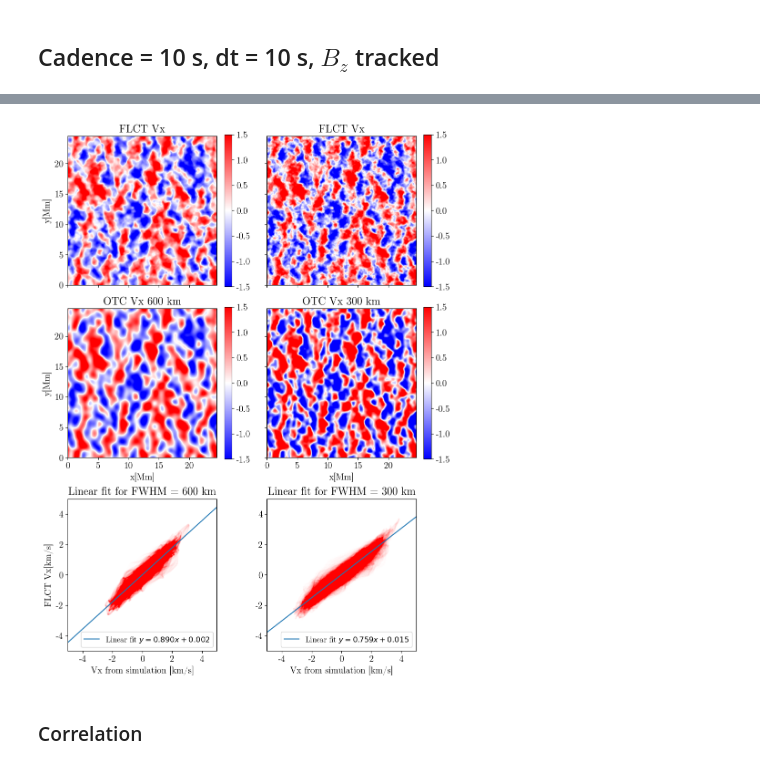
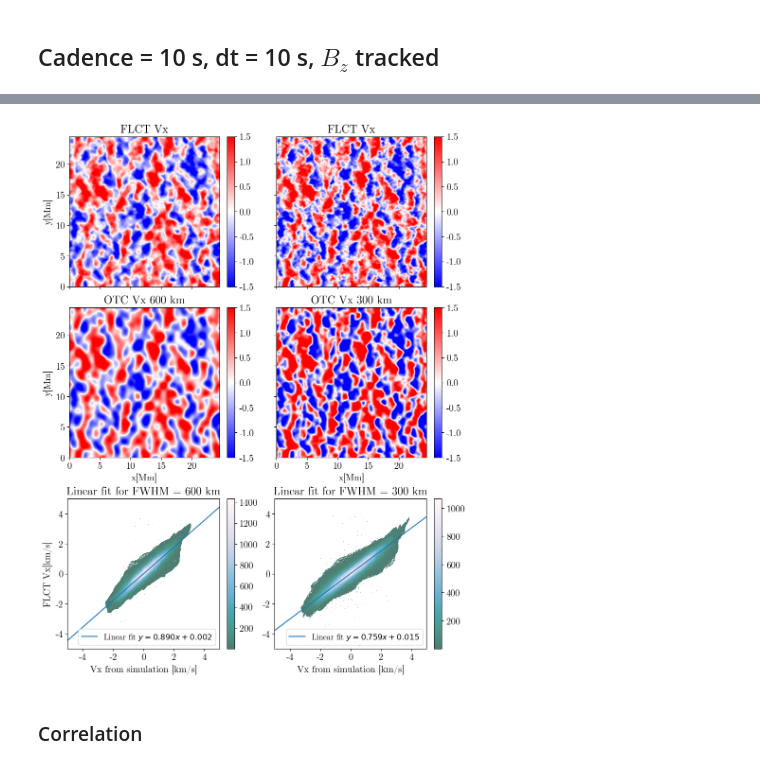
Before and after one commit to TheodoreKostic/Tracking_features, a Jupyter notebook: FirstPaper/TimeAvg.ipynb, the cells around one changed output, grey strips where cells are left out. Cells and saved outputs as stored; diff of their text form; code cells hidden in the pictures.

```diff
--- a/FirstPaper/TimeAvg.ipynb
+++ b/FirstPaper/TimeAvg.ipynb
@@ -724,8 +852,9 @@ Vy_300B_mean = temporal_avg(Vy_300B, 0, 90)
 Vx_300B_cor = mean_v_from_file("pyFLCT_vx_vy_fwhm_300_dt_10_Bz_tracked.fits")
 Vy_300B_cor = mean_vy_from_file("pyFLCT_vx_vy_fwhm_300_dt_10_Bz_tracked.fits")
 # %%
+%%time
 #fig, axes = plt.subplots(nrows=3, ncols=2, figsize=(14, 8))
-f = plt.figure(constrained_layout=True, figsize = (9,12.2))
+f = plt.figure(constrained_layout=True, figsize = (9,11.7))
 #plt.suptitle("Linear fit of FLCT Vx and convolved Vx from simulation for FHWM = {1200, 600, 300, 100}km")
 # 4x3 plot, velicina A, velicina B, scatter A i B!!!
 #ax1 = plt.subplot2grid((4,3), (0,0))
@@ -752,11 +881,29 @@ ax3 = f.add_subplot(325)
 ax3.set_title("Linear fit for FWHM = 600 km")
 ax3.set_ylabel("FLCT Vx[km/s]")
 ax3.set_xlabel("Vx from simulation [km/s]")
+
+df3 = pd.DataFrame(dict(x = Vx_filtered22.flatten(), y = Vx_600B_cor.flatten()))
+dsartist3 = dsshow(
+        df3,
+        ds.Point("x", "y"),
+        ds.count(),
+        #vmin=np.min(z),
+        #vmax=np.max(z),
+        alpha = 0.7,
+        norm="linear",
+        aspect="auto",
+        ax=ax3,
+        cmap = "PuBuGn_r",
+        #plot_width = 700,
+        #plot_height = 700
+    )
+
 ax3.set_xlim([-5, 5])
 ax3.set_ylim([-5, 5])
-ax3.scatter(Vx_filtered22.flatten(), Vx_600B_cor.flatten(), s = 0.001, alpha = 0.05, color="red")
+#ax3.scatter(Vx_filtered22.flatten(), Vx_600B_cor.flatten(), alpha = 0.05, color="red")
 m1B, b1B, *_ = linregress(Vx_filtered22.flatten(), Vx_600B_cor.flatten())
 ax3.axline(xy1=(0, b1B), slope=m1B, label=f'Linear fit $y = {m1B:.3f}x {b1B:+.3f}$')
+plt.colorbar(dsartist3)
 plt.legend(fontsize = 12, loc = "lower right")
 
 #ax4 = plt.subplot2grid((4,3), (1,0))
@@ -783,11 +930,34 @@ ax6 = f.add_subplot(326)
 ax6.set_title("Linear fit for FWHM = 300 km")
 #ax6.set_ylabel("FLCT Vx[km/s]")
 ax6.set_xlabel("Vx from simulation [km/s]")
-ax6.set_xlim([-5, 5])
-ax6.set_ylim([-5, 5])
-ax6.scatter(Vx_filtered11.flatten(), Vx_300B_cor.flatten(), s = 0.001, alpha = 0.05, color="red")
+ax6.set_xlim([-2, 2])
+ax6.set_ylim([-8, 8])
+#ax6.scatter(Vx_filtered11.flatten(), Vx_300B_cor.flatten(), s = 2, alpha = 0.05, color="red")
+
+df4 = pd.DataFrame(dict(x = Vx_filtered11.flatten(), y = Vx_300B_cor.flatten()))
+
+dsartist4 = dsshow(
+        df4,
+        ds.Point("x", "y"),
+        ds.count(),
+        #vmin=np.min(z),
+        #vmax=np.max(z),
+        alpha = 0.7,
+        norm="linear",
+        aspect="auto",
+        ax=ax6,
+        cmap = "PuBuGn_r",
+        #plot_width = 700,
+        #plot_height = 700,
+        x_range = (-5,5),
+        y_range = (-5,5)
+    )
+
+
+
 m2B, b2B, *_ = linregress(Vx_filtered11.flatten(), Vx_300B_cor.flatten())
 ax6.axline(xy1=(0, b2B), slope=m2B, label=f'Linear fit $y = {m2B:.3f}x {b2B:+.3f}$')
+plt.colorbar(dsartist4)
 plt.legend(fontsize = 12, loc = "lower right")
 '''
 axins = inset_axes(ax4,
@@ -807,4 +979,4 @@ plt.savefig("300_600Bz_comp.png", dpi = 100, bbox_inches = 'tight')
-[figure, old version]
+[figure, new version]
 # %% [markdown]
 <h3>Correlation</h3>
 # %% [markdown]
```
Also changed, not shown: parts of 30 cells of this notebook.
